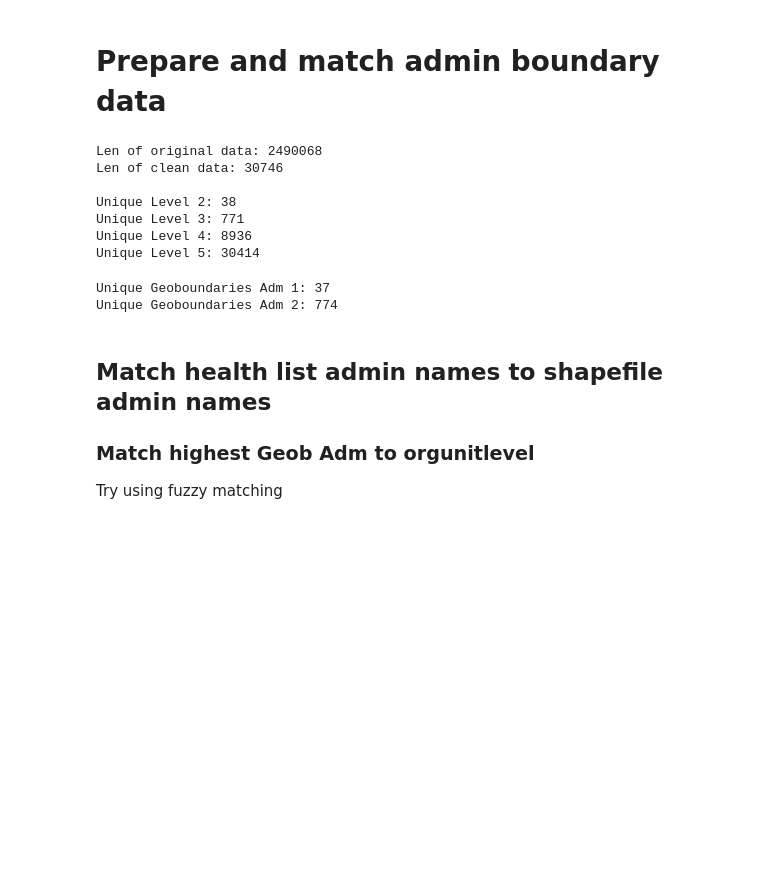
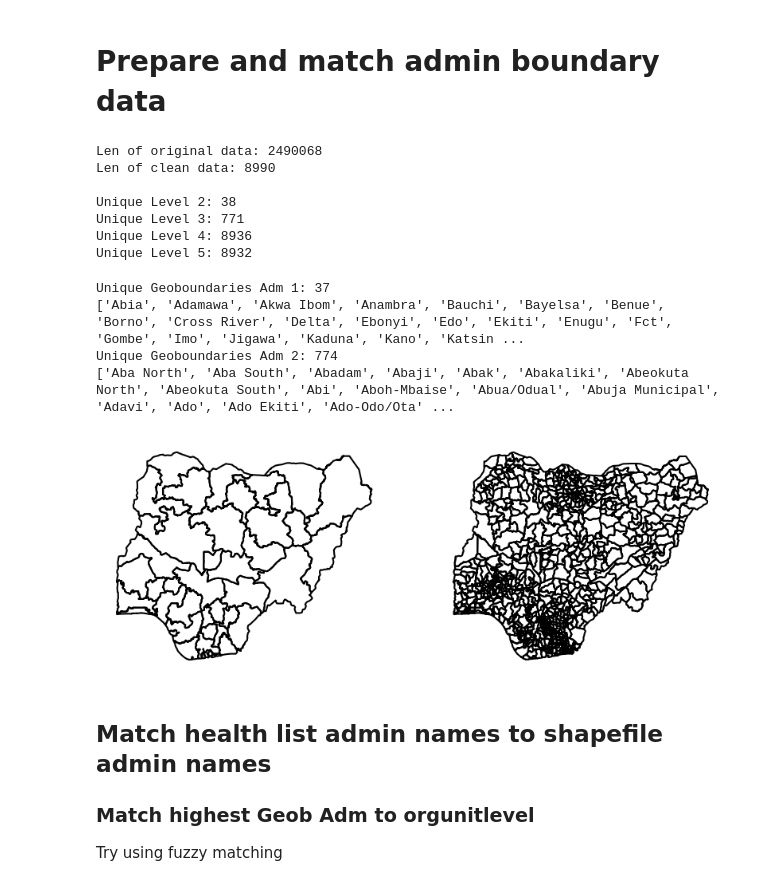
Before and after one commit to catsbergers/health-equity-diagnostics, a Jupyter notebook: notebooks/gwu_holcomb/1-Preprocessing_NGA.ipynb, the cells around one changed output. Cells and saved outputs as stored; diff of their text form; code cells hidden in the pictures; blank space fills up the shorter version.

```diff
--- a/notebooks/gwu_holcomb/1-Preprocessing_NGA.ipynb
+++ b/notebooks/gwu_holcomb/1-Preprocessing_NGA.ipynb
@@ -68,17 +69,17 @@ org_level_front_wtr = ["ab", "ad", "ak", "an", "ba", "be", "bo", "by", "cr", "de
 check_dupe_cols = ['orgunitlevel2', 'orgunitlevel3', 'orgunitlevel4']
 # %%
-geob_arr = ppu.get_geoboundares(num_admin_levels, iso3)
+geob_arr = ppu.get_geoboundaries(num_admin_levels, iso3)
 # %%
-master_table = ppu.process_masterDF(input_dir, input_filename)
-master_table.to_csv(f"{input_dir}/temp_{iso3}_clean.csv")
+master_table = ppu.process_masterDF(input_dir, input_filename, num_org_levels, check_dupe_cols=check_dupe_cols)
+#master_table.to_csv(f"{input_dir}/temp_{iso3}_clean.csv")
 # %% [output]
 Len of original data: 2490068
-Len of clean data: 30746
+Len of clean data: 8990
 
 Unique Level 2: 38
 Unique Level 3: 771
 Unique Level 4: 8936
-Unique Level 5: 30414
+Unique Level 5: 8932
 # %%
 geobList_arr = []
 for idx, geob in enumerate(geob_arr):
@@ -86,10 +87,19 @@ for idx, geob in enumerate(geob_arr):
     print(f"Unique Geoboundaries Adm {admIdx}: {len(geob)}")
     geob_list = list(geob.shapeName)
     geob_list.sort()
+    print(geob_list)
     geobList_arr.append(geob_list)
 # %% [output]
 Unique Geoboundaries Adm 1: 37
+['Abia', 'Adamawa', 'Akwa Ibom', 'Anambra', 'Bauchi', 'Bayelsa', 'Benue', 'Borno', 'Cross River', 'Delta', 'Ebonyi', 'Edo', 'Ekiti', 'Enugu', 'Fct', 'Gombe', 'Imo', 'Jigawa', 'Kaduna', 'Kano', 'Katsin ...
 Unique Geoboundaries Adm 2: 774
+['Aba North', 'Aba South', 'Abadam', 'Abaji', 'Abak', 'Abakaliki', 'Abeokuta North', 'Abeokuta South', 'Abi', 'Aboh-Mbaise', 'Abua/Odual', 'Abuja Municipal', 'Adavi', 'Ado', 'Ado Ekiti', 'Ado-Odo/Ota' ...
+# %%
+fig, ax = plt.subplots(1, num_admin_levels, figsize=(10,10))
+for idx, geob in enumerate(geob_arr):
+    geob.boundary.plot(ax=ax[idx], color='black').set_axis_off()
+# %% [output]
+[figure, added]
 # %% [markdown]
 ## Match health list admin names to shapefile admin names
 ### Match highest Geob Adm to orgunitlevel
```
Also changed, not shown: parts of 12 cells of this notebook, 10 other files.
